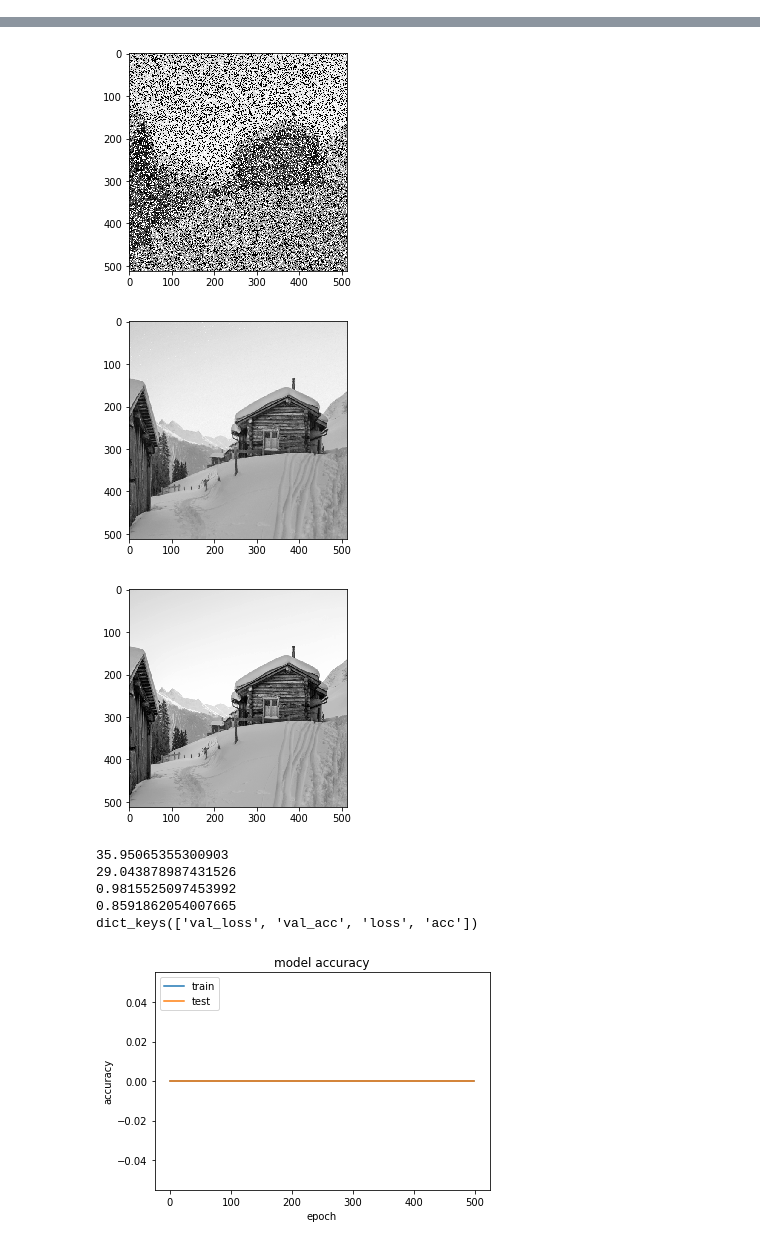
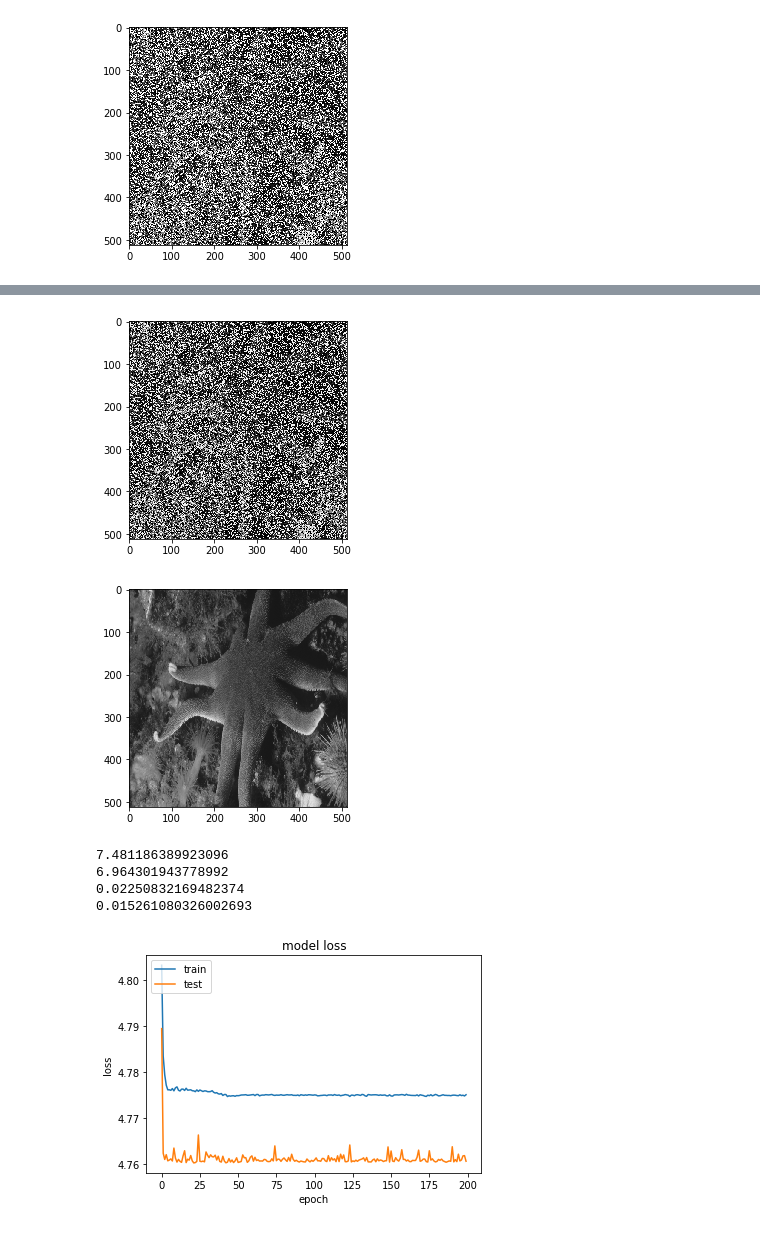
Before and after one commit to tomsan61065/DL, a Jupyter notebook: imageNoise/imageNoiseTrain-newModel.ipynb, the cells around one changed output, grey strips where cells are left out. Cells and saved outputs as stored; diff of their text form; code cells hidden in the pictures.

```diff
--- a/imageNoise/imageNoiseTrain-newModel.ipynb
+++ b/imageNoise/imageNoiseTrain-newModel.ipynb
@@ -62,8 +62,8 @@ physical_device_desc: "device: 0, name: GeForce GTX 1070, pci bus id: 0000:06:00
 def PSNR(y_true, y_pred):
     return -10. * np.log10(np.mean(np.square(y_pred - y_true)))
 
-def SSIM(img1, img2, _range=None):
-    return compare_ssim(img1, img2, data_range=_range)
+def SSIM(img1, img2, _range=None, multichannel=False):
+    return compare_ssim(img1, img2, data_range=_range, multichannel=multichannel)
 
 def printHistory(history):
     print(history.history.keys())
@@ -547,7 +900,7 @@ dataY = np.zeros((4000,512, 512, 3))
 count = 0
 for i in range(1, 801):
     picture = f'{i:#04d}'
-    img = cv2.imread("../../div2k_train_gray/" + picture + ".png", cv2.IMREAD_GRAYSCALE)
+    img = cv2.imread("../../div2k_train_gray/" + picture + ".png")
     dataY[count] = img
     dataY[count+1] = img
     dataY[count+2] = img
@@ -631 +982,13 @@ Epoch 500/500
 <keras.callbacks.History at 0x...>
+# %%
+modelCheck = ModelCheckpoint('backbone_{epoch:04d}.h5', save_weights_only=True, save_best_only=True)
+#keras.callbacks.EarlyStopping(monitor='val_loss', min_delta=0, patience=0, verbose=0, mode='auto', baseline=None, restore_best_weights=False)
+earlyStop = EarlyStopping(monitor='val_loss', patience=20)
+history = History()
+
+sModel.fit([X, dataY],
+            batch_size=1,
+            epochs=3,
+            verbose=1,
+            validation_split=0.3,
+            callbacks=[modelCheck, history])
@@ -632,40 +1004,45 @@ Epoch 500/500
 # %%
+"""
 print("== SRCNN accuracy ==")
-score = model.evaluate(X_train, y_train, verbose=0)
+score = resNet50.evaluate([X, dataY], verbose=0)
 print('Train loss:', score[0])
 print('Train accuracy:', score[1])
-score = model.evaluate(X_test, y_test, verbose=0)
-print('Test loss:', score[0])
-print('Test accuracy:', score[1])
-
-result = model.predict(X_train)
-result = result.reshape(-1, 512, 512)
-X_train = X_train.reshape(-1, 512, 512)
-y_train = y_train.reshape(-1, 512, 512)
+"""
+result = resNet50.predict([X[:10], dataY[:10]])
+X_train = X
+y_train = dataY
 img = X_train[1]
-plt.imshow(img, cmap="gray")
+plt.imshow(img)
 plt.show()
 # show the image
 img = result[1]
-plt.imshow(img, cmap="gray")
+plt.imshow(img)
 plt.show()
 img = y_train[1]
-plt.imshow(img, cmap="gray")
+plt.imshow(img)
 plt.show()
 print(PSNR(y_train[1], result[1]) )
 
 totalPSNR = 0
-for i in range(2800):
+for i in range(10):
     totalPSNR += PSNR(y_train[i], result[i])
 #print(totalPSNR)
-print(totalPSNR / 2800)
+print(totalPSNR / 10)
 
 totalSSIM = 0
-for i in range(2800):
-    totalSSIM += SSIM(y_train[i], result[i], 1.0)
+for i in range(10):
+    totalSSIM += SSIM(y_train[i], result[i], 1.0, multichannel=True)
 #print(totalSSIM)
-print(SSIM(y_train[1], result[1]))
-print(totalSSIM / 2800)
+print(SSIM(y_train[1], result[1], 1.0, multichannel=True))
+print(totalSSIM / 10)
 
-printHistory(history)
+# summarize history for loss
+plt.plot(history.history['loss'])
+plt.plot(history.history['val_loss'])
+plt.title('model loss')
+plt.ylabel('loss')
+plt.xlabel('epoch')
+plt.legend(['train', 'test'], loc='upper left')
+plt.show()
 # %% [output]
+[figure, new version]
@@ -677,9 +1050,7 @@ Test accuracy: 0.0
-[figure, old version]
-[figure, old version]
+[figure, new version]
-[figure, old version]
+[figure, new version]
-35.95065355300903
-29.043878987431526
-0.9815525097453992
-0.8591862054007665
-dict_keys(['val_loss', 'val_acc', 'loss', 'acc'])
+7.481186389923096
+6.964301943778992
+0.02250832169482374
+0.015261080326002693
-[figure, old version]
+[figure, new version]
```
Also changed, not shown: parts of 14 cells of this notebook, 1 other file.
